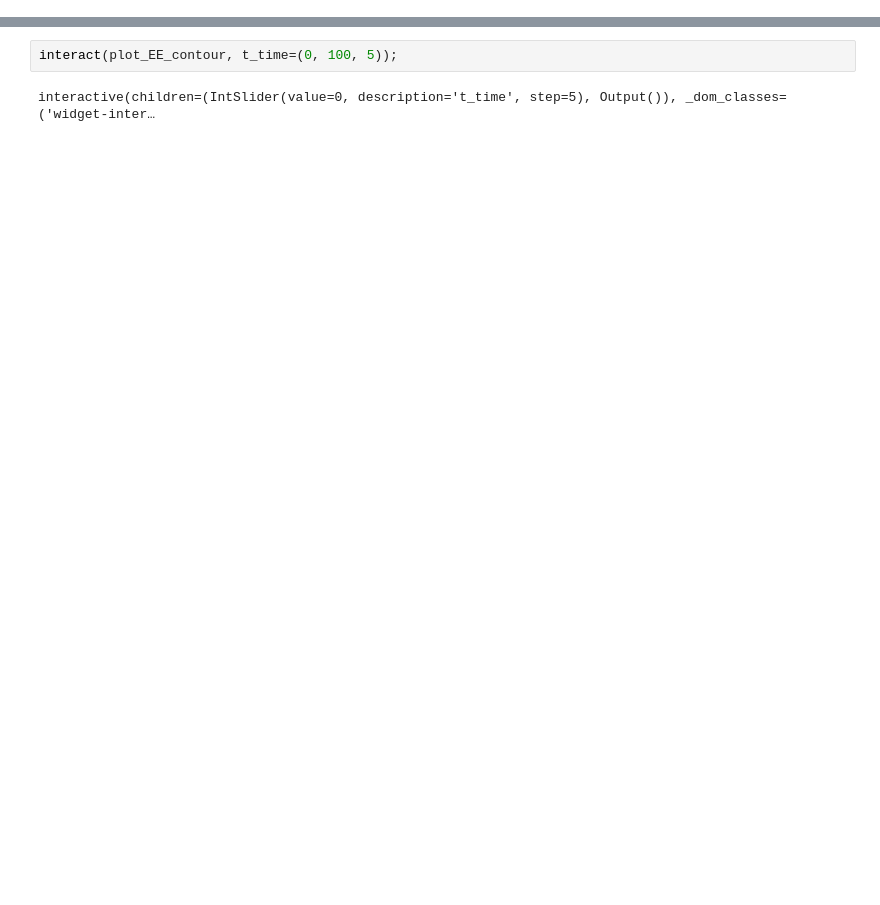
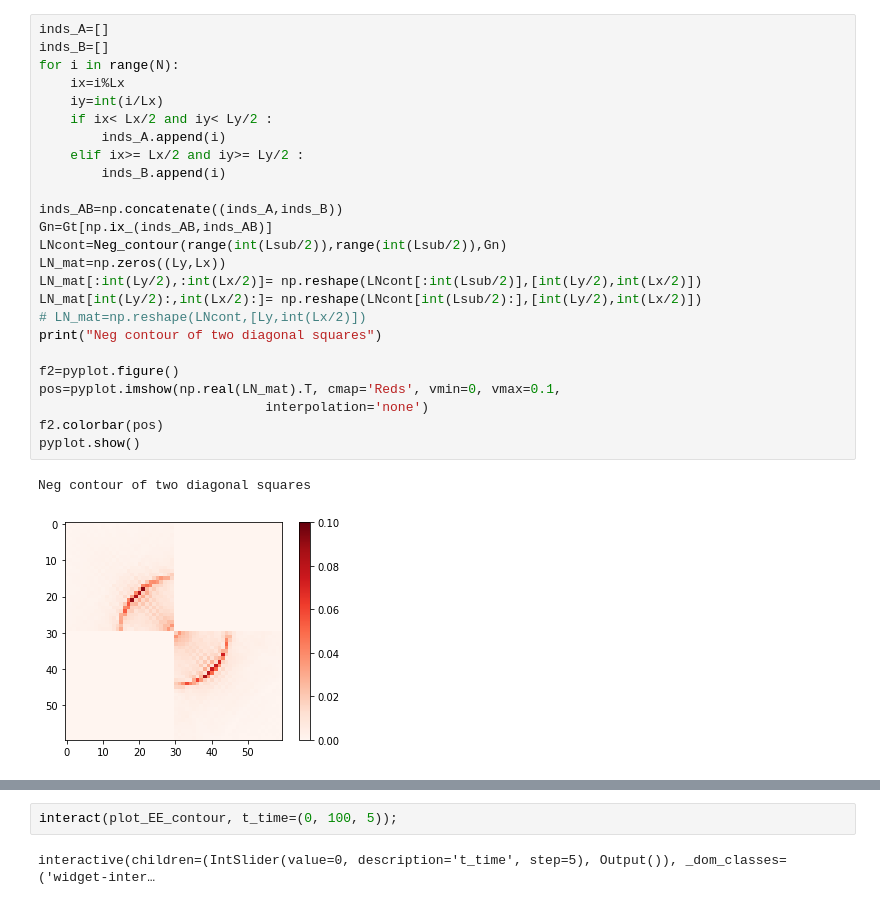
Before and after one commit to hassan-shap/DeformedCFT, a Jupyter notebook: twoD_quench_EE.ipynb, the cells around one changed output, grey strips where cells are left out. Drawn from its saved outputs; the diff is of its cells as text; blank space fills up the shorter version.

```diff
--- a/twoD_quench_EE.ipynb
+++ b/twoD_quench_EE.ipynb
@@ -110,3 +208,31 @@ pyplot.show()
+# %%
+inds_A=[]
+inds_B=[]
+for i in range(N):
+    ix=i%Lx
+    iy=int(i/Lx)
+    if ix< Lx/2 and iy< Ly/2 :
+        inds_A.append(i)
+    elif ix>= Lx/2 and iy>= Ly/2 :
+        inds_B.append(i)
+
+inds_AB=np.concatenate((inds_A,inds_B))
+Gn=Gt[np.ix_(inds_AB,inds_AB)]
+LNcont=Neg_contour(range(int(Lsub/2)),range(int(Lsub/2)),Gn)
+LN_mat=np.zeros((Ly,Lx))
+LN_mat[:int(Ly/2),:int(Lx/2)]= np.reshape(LNcont[:int(Lsub/2)],[int(Ly/2),int(Lx/2)])
+LN_mat[int(Ly/2):,int(Lx/2):]= np.reshape(LNcont[int(Lsub/2):],[int(Ly/2),int(Lx/2)])
+# LN_mat=np.reshape(LNcont,[Ly,int(Lx/2)])
+print("Neg contour of two diagonal squares")
+
+f2=pyplot.figure()
+pos=pyplot.imshow(np.real(LN_mat).T, cmap='Reds', vmin=0, vmax=0.1,
+                             interpolation='none')
+f2.colorbar(pos)
+pyplot.show()
+# %% [output]
+Neg contour of two diagonal squares
+[figure, added]
 # %%
 # Dyanmic case: quench from uniform to deformed model
 Lx=60
```
Also changed, not shown: parts of 8 cells of this notebook.
